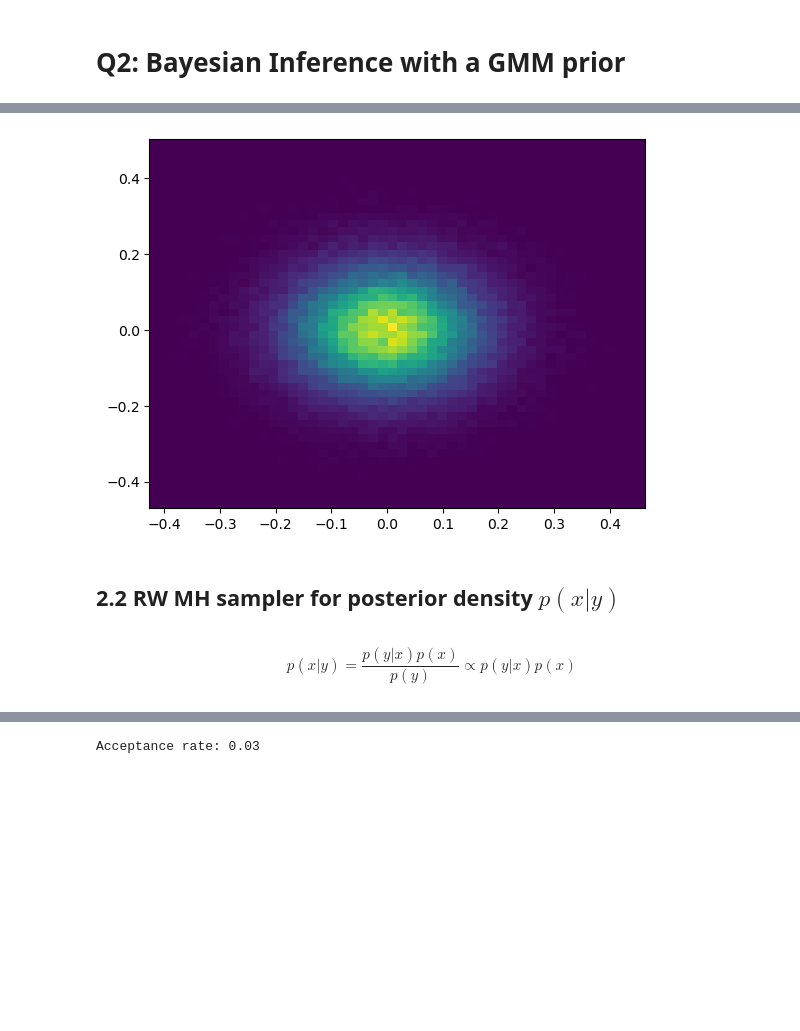
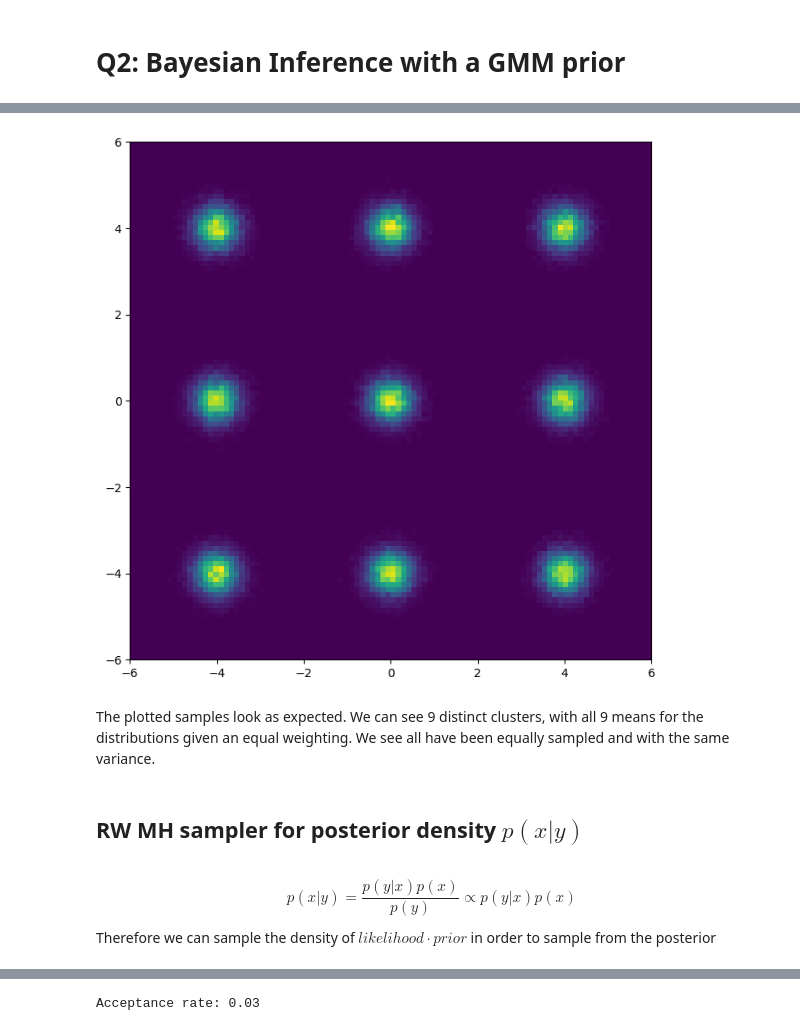
Before and after one commit to sallsdagrate/stochastic_sim_cw2, a Jupyter notebook: Stochastic Sim CW2.ipynb, the cells around one changed output, grey strips where cells are left out. Cells and saved outputs as stored; diff of their text form; code cells hidden in the pictures; blank space fills up the shorter version.

```diff
--- a/Stochastic Sim CW2.ipynb
+++ b/Stochastic Sim CW2.ipynb
@@ -202,6 +217,11 @@ def langevin_pdf(v1, v, k, step_size,
     # probability of going from x -> x1 given langevin proposals
     g = grad_log_target(v, k)
     s = step_size
+    cov = 2 * s * np.identity(2)
+    def mv_gauss(x, mean, cov_inv, det):
+        diff = x - mean
+        return np.exp(-0.5 * diff @ cov_inv @ diff) / (2 * np.pi * np.sqrt(det))
+    return mv_gauss(v1, mean=v + (s * g), cov_inv = np.linalg.inv(cov), det=np.linalg.det(cov))
     return stats.multivariate_normal.pdf(v1, mean=v + (s * g), cov=2 * s * np.identity(2))
 # %%
 def metropolis_adjusted_langevin(k, step_size, N=100000,
@@ -253,13 +273,13 @@ for i, (k, x, y) in enumerate(zip(ks, mhl_xs, mhl_ys)):
     ax[0][i].set_title(f"k={k}")
     ax[0][i].legend()
 
-    x_running_mean = moving_window_mean(x.flatten().tolist(), window_size=1000)
-    y_running_mean = moving_window_mean(y.flatten().tolist(), window_size=1000)
-    ax[1][i].plot(x_running_mean, label='x rolling mean', lw=0.3)
-    ax[1][i].plot(y_running_mean, label='y rolling mean', lw=0.3)
+    thin_x = x[::100]
+    thin_y = y[::100]
+    ax[1][i].plot(thin_x, label='x thinned', lw=0.3)
+    ax[1][i].plot(thin_y, label='y thinned', lw=0.3)
     ax[1][i].legend()
 
 fig.supxlabel('n-samples')
-fig.suptitle('Trace plots of x and y and rolling mean plots of x and y')
+fig.suptitle('Trace plots of x and y and thinned x and y')
 plt.show()
 # %% [output]
@@ -267,11 +289,8 @@ plt.show()
 # %%
 fig, ax = plt.subplots(ncols=3, nrows=2, figsize=(12, 8))
-burnin_percentage = 0.1
+burnin_percentage = 10000
 
 for i, (k, x, y) in enumerate(zip(ks, mhl_xs, mhl_ys)):
-
-    burnin = int(np.floor(burnin_percentage * len(x)))
-    print(f'k={k}, no. of burn in samples removed: {burnin}, no. of samples remaining: {len(x) - burnin}')
 
     ax[0][i].hist2d(x[burnin:], y[burnin:], bins=50, cmap='viridis', range=[[-2*k, 2*k], [-2*k, 2*k]])
     ax[0][i].set_title(f"k={k}")
@@ -409,8 +438,7 @@ NameError: name 'steps' is not defined
 # %%
 def exact_GMM_prior_sampler(m, s0_sq, N=100000):
-    samples = np.mean([
-        np.random.multivariate_normal(mean=mu, cov=s0_sq*np.identity(2), size=N) for mu in m
-    ], axis=0)
+    indices = np.random.choice(len(m), size=N)
+    samples = np.array([np.random.multivariate_normal(mean=m[i], cov=s0_sq * np.identity(2)) for i in indices ])
     return samples[:, 0], samples[:, 1]
 # %%
 m = np.array([[4, 0], [0, 4], [-4, 0], [0, -4], [4, 4], [4, -4], [-4, 4], [-4, -4], [0, 0]])
@@ -418,13 +446,17 @@ s0_sq = 0.1
 
 x, y = exact_GMM_prior_sampler(m, s0_sq)
 # %%
-plt.hist2d(x, y, bins=50, cmap='viridis')
+plt.figure(figsize=(8, 8))
+plt.hist2d(x, y, bins=100, cmap='viridis', range=[[-6, 6], [-6, 6]])
 plt.show()
 # %% [output]
-[figure, old version]
+[figure, new version]
+# %% [markdown]
+The plotted samples look as expected. We can see 9 distinct clusters, with all 9 means for the distributions given an equal weighting. We see all have been equally sampled and with the same variance.
 # %% [markdown]
-## 2.2 RW MH sampler for posterior density $p(x|y)$
+## RW MH sampler for posterior density $p(x|y)$
 # %% [markdown]
 $$
 p(x|y) = \frac{p(y|x)p(x)}{p(y)} \propto p(y|x)p(x)
 $$
+Therefore we can sample the density of $likelihood \cdot prior$ in order to sample from the posterior
```
Also changed, not shown: parts of 47 cells of this notebook, 2 other files.
